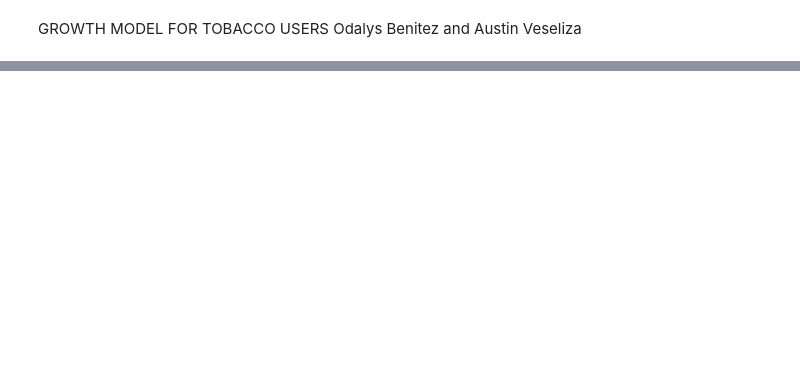
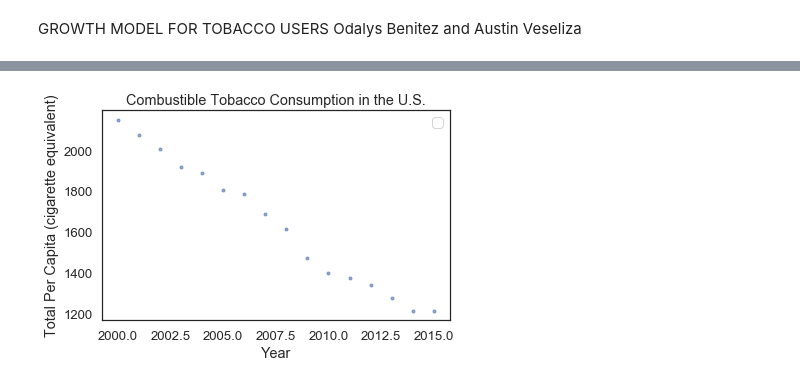
Before and after one commit to AustinVes/ModSim-Project1, a Jupyter notebook: Growth Model for Tobacco Users.ipynb, the cells around one changed output, grey strips where cells are left out. Cells and saved outputs as stored; diff of their text form; code cells hidden in the pictures; blank space fills up the shorter version.

```diff
--- a/Growth Model for Tobacco Users.ipynb
+++ b/Growth Model for Tobacco Users.ipynb
@@ -181,0 +68,8 @@ decorate(xlabel='Year',
+# %%
+# plot the relevant data
+plot(year, totalpc, '.')
+decorate(xlabel='Year',
+         ylabel='Total Per Capita (cigarette equivalent)',
+         title='Combustible Tobacco Consumption in the U.S.')
+# %% [output]
+[figure, added]
```
Also changed, not shown: parts of 52 cells of this notebook.
